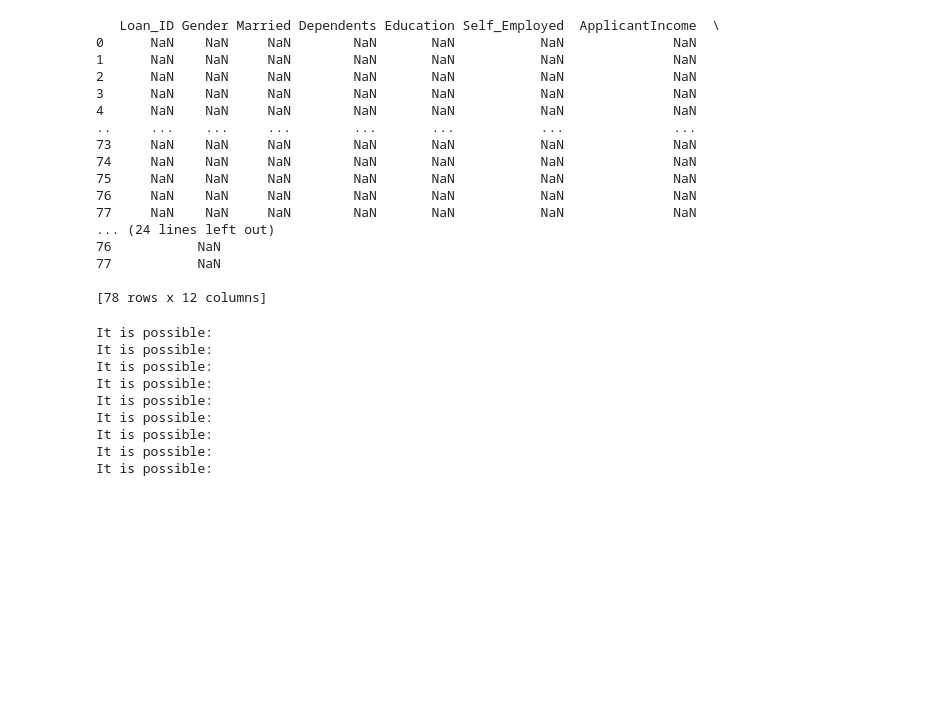
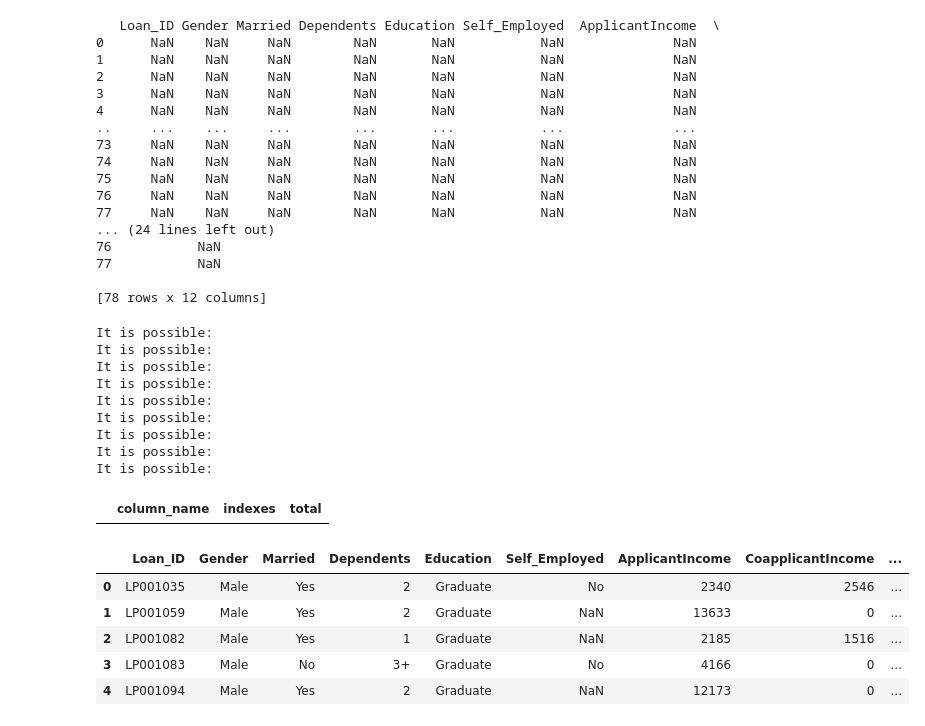
Before and after one commit to KunalNeon/Projects, a Jupyter notebook: loan_prediction.ipynb, the cells around one changed output. Drawn from its saved outputs; the diff is of its cells as text; code cells hidden in the pictures; blank space fills up the shorter version.

```diff
--- a/loan_prediction.ipynb
+++ b/loan_prediction.ipynb
@@ -258,3 +258,18 @@ It is possible:
 It is possible:
 It is possible:
 It is possible:
+# %%
+null_value_data_frame={"column_name":[], "indexes":[], 'total':0}
+null_value_data_frame=pd.DataFrame(null_value_data_frame)
+null_value_data_frame
+# %% [output]
+|  | column_name | indexes | total |
+# %%
+null_data.head()
+# %% [output]
+|  | Loan_ID | Gender | Married | Dependents | Education | Self_Employed | ApplicantIncome | CoapplicantIncome | ... |
+| 0 | LP001035 | Male | Yes | 2 | Graduate | No | 2340 | 2546 | ... |
+| 1 | LP001059 | Male | Yes | 2 | Graduate | NaN | 13633 | 0 | ... |
+| 2 | LP001082 | Male | Yes | 1 | Graduate | NaN | 2185 | 1516 | ... |
+| 3 | LP001083 | Male | No | 3+ | Graduate | No | 4166 | 0 | ... |
+| 4 | LP001094 | Male | Yes | 2 | Graduate | NaN | 12173 | 0 | ... |
```
Also changed, not shown: parts of 4 cells of this notebook.
